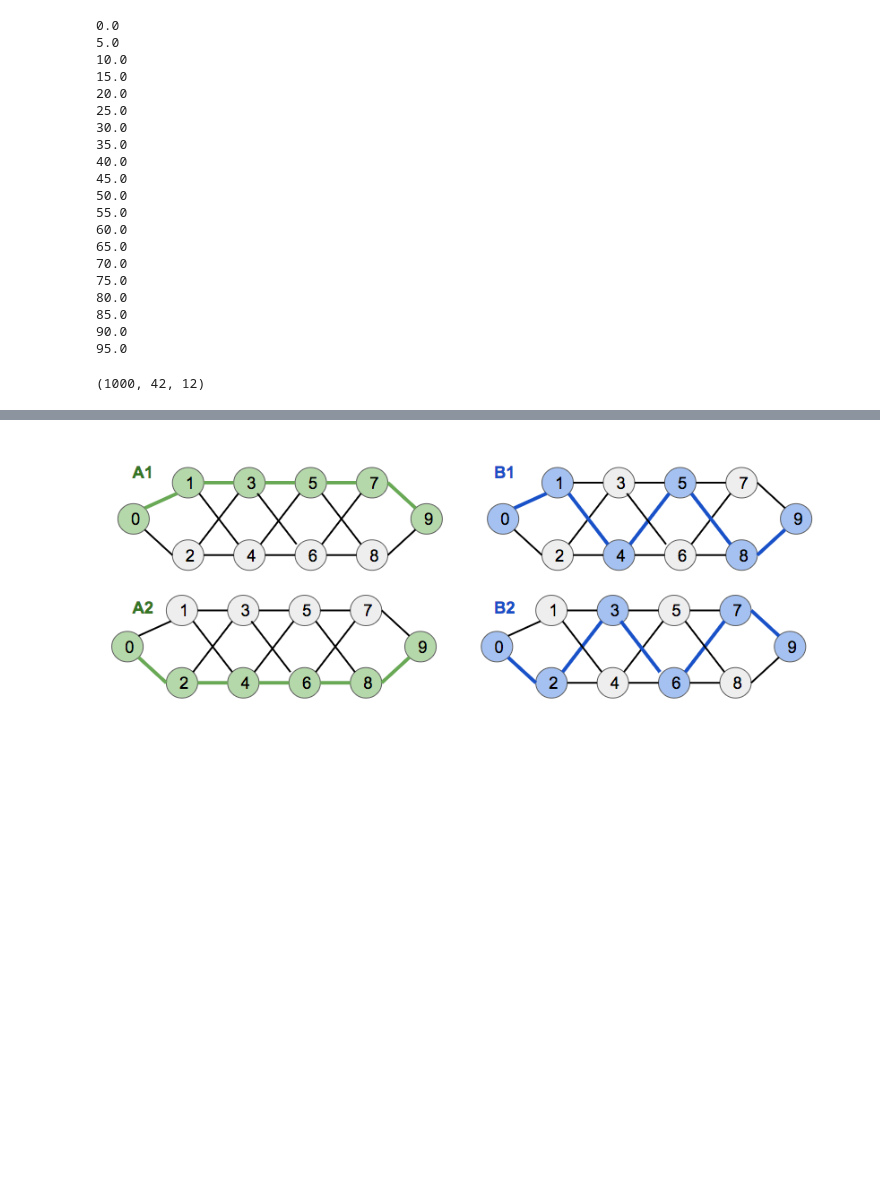
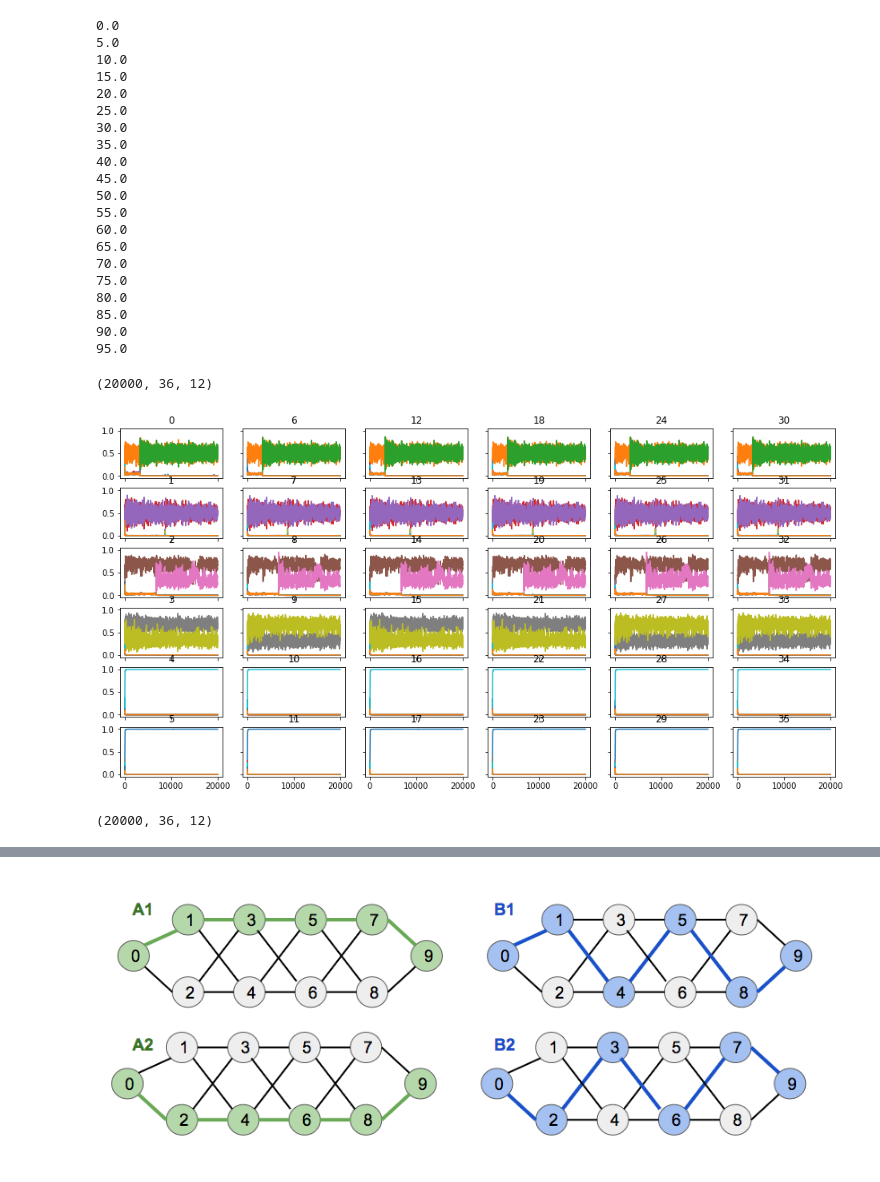
Before and after one commit to andrebeu/cswNets, a Jupyter notebook: cswNets.ipynb, the cells around one changed output, grey strips where cells are left out. Cells and saved outputs as stored; diff of their text form; code cells hidden in the pictures; blank space fills up the shorter version.

```diff
--- a/cswNets.ipynb
+++ b/cswNets.ipynb
@@ -21,12 +27,12 @@ The autoreload extension is already loaded. To reload it, use:
 # %%
-ML = MetaLearner(30)
+ML = MetaLearner(40,feedPE='fgate')
 # %% [output]
 initializing sub01
 ADAM01
 # %%
-trainer=Trainer(ML,.9,.9)
+trainer = Trainer(ML,.1,.8)
 # %%
-train_data = trainer.train_loop(1000)
+train_data = trainer.train_loop(20000)
 # %% [output]
 training eval is on ABAABB
 0.0
@@ -49,7 +55,21 @@ training eval is on ABAABB
 85.0
 90.0
 95.0
+# %%
+plt.close('all')
+fig,axarr = plt.subplots(6,6,figsize=(16,8),sharex=True,sharey=True); axarr=axarr.T.reshape(-1)
+tr_yhat = train_data['yhat']
+print(tr_yhat.shape)
+for depth in range(36):
+  ax = axarr[depth]
+  M = tr_yhat[:,depth,:]
+  ax.plot(M)
+  ax.set_ylim(-0.05,1.05)
+  ax.set_title(depth)
+# %% [output]
+(20000, 36, 12)
+[figure, added]
 # %%
-train_data['yhat'].shape
+train_data['PE'].shape
 # %% [output]
-(1000, 42, 12)
+(20000, 36, 12)
```
Also changed, not shown: parts of 6 cells of this notebook, 3 other files.
